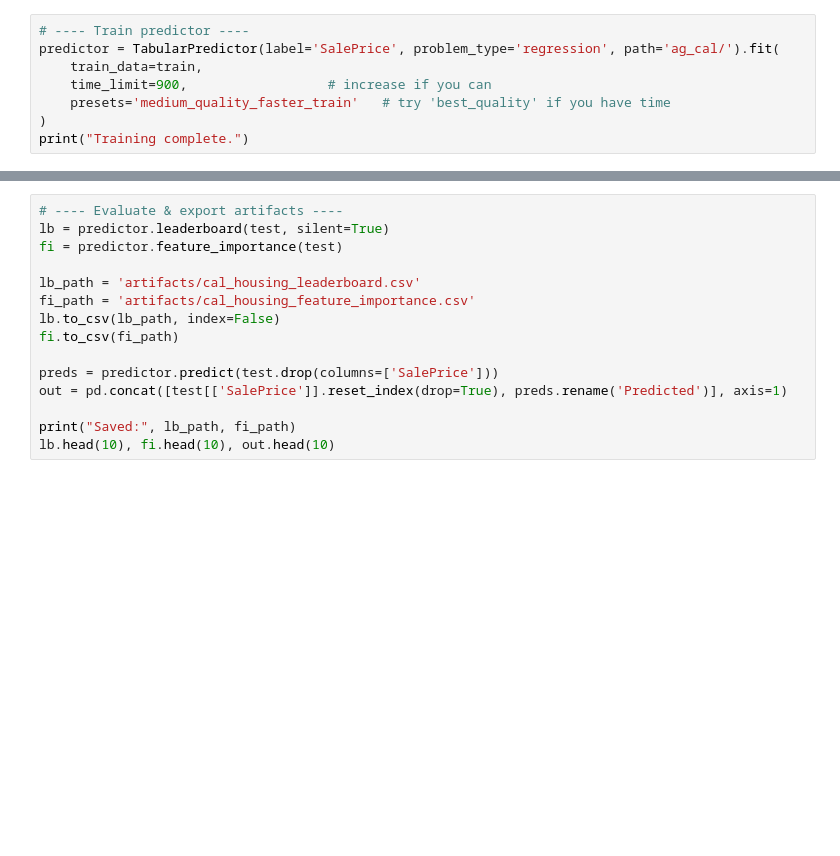
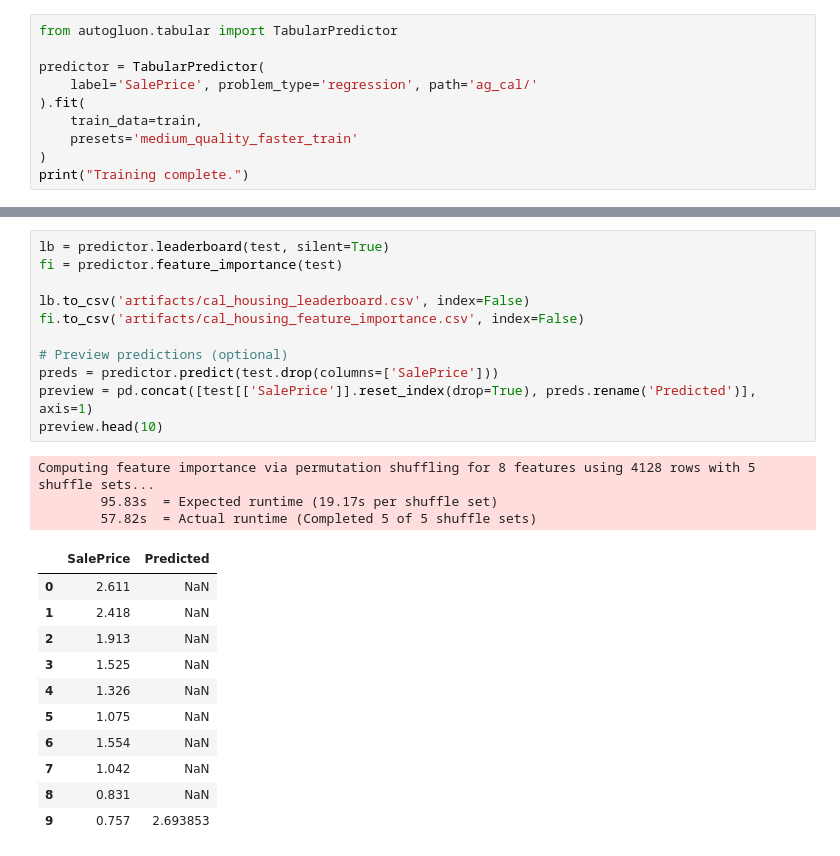
Before and after one commit to anuradha1105/Autogluon, a Jupyter notebook: colabs/02_california-housing-autogluon.ipynb, the cells around one changed output, grey strips where cells are left out. Cells and saved outputs as stored; diff of their text form; blank space fills up the shorter version.

```diff
--- a/colabs/02_california-housing-autogluon.ipynb
+++ b/colabs/02_california-housing-autogluon.ipynb
@@ -28,8 +60,10 @@ print("Train/Test shapes:", train.shape, test.shape)
 # %%
-# ---- Train predictor ----
-predictor = TabularPredictor(label='SalePrice', problem_type='regression', path='ag_cal/').fit(
+from autogluon.tabular import TabularPredictor
+
+predictor = TabularPredictor(
+    label='SalePrice', problem_type='regression', path='ag_cal/'
+).fit(
     train_data=train,
-    time_limit=900,                  # increase if you can
-    presets='medium_quality_faster_train'   # try 'best_quality' if you have time
+    presets='medium_quality_faster_train'
 )
 print("Training complete.")
@@ -36,15 +130,26 @@ print("Training complete.")
 # %%
-# ---- Evaluate & export artifacts ----
 lb = predictor.leaderboard(test, silent=True)
 fi = predictor.feature_importance(test)
 
-lb_path = 'artifacts/cal_housing_leaderboard.csv'
-fi_path = 'artifacts/cal_housing_feature_importance.csv'
-lb.to_csv(lb_path, index=False)
-fi.to_csv(fi_path)
+lb.to_csv('artifacts/cal_housing_leaderboard.csv', index=False)
+fi.to_csv('artifacts/cal_housing_feature_importance.csv', index=False)
 
+# Preview predictions (optional)
 preds = predictor.predict(test.drop(columns=['SalePrice']))
-out = pd.concat([test[['SalePrice']].reset_index(drop=True), preds.rename('Predicted')], axis=1)
-
-print("Saved:", lb_path, fi_path)
-lb.head(10), fi.head(10), out.head(10)
+preview = pd.concat([test[['SalePrice']].reset_index(drop=True), preds.rename('Predicted')], axis=1)
+preview.head(10)
+# %% [output]
+Computing feature importance via permutation shuffling for 8 features using 4128 rows with 5 shuffle sets...
+        95.83s  = Expected runtime (19.17s per shuffle set)
+        57.82s  = Actual runtime (Completed 5 of 5 shuffle sets)
+|  | SalePrice | Predicted |
+| 0 | 2.611 | NaN |
+| 1 | 2.418 | NaN |
+| 2 | 1.913 | NaN |
+| 3 | 1.525 | NaN |
+| 4 | 1.326 | NaN |
+| 5 | 1.075 | NaN |
+| 6 | 1.554 | NaN |
+| 7 | 1.042 | NaN |
+| 8 | 0.831 | NaN |
+| 9 | 0.757 | 2.693853 |
```
Also changed, not shown: parts of 6 cells of this notebook.
